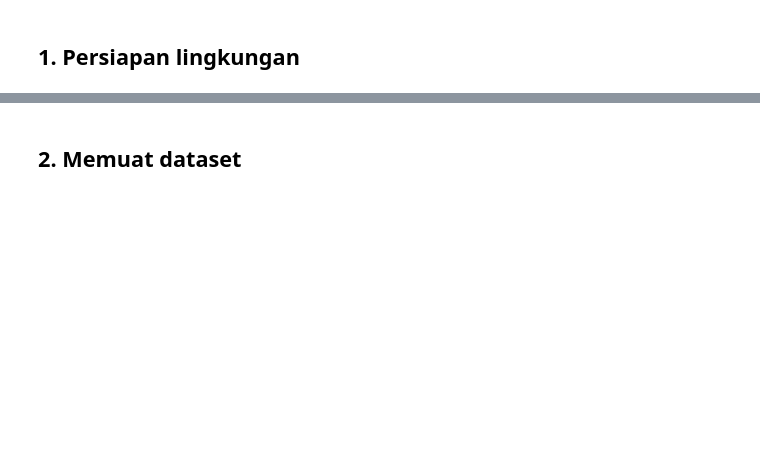
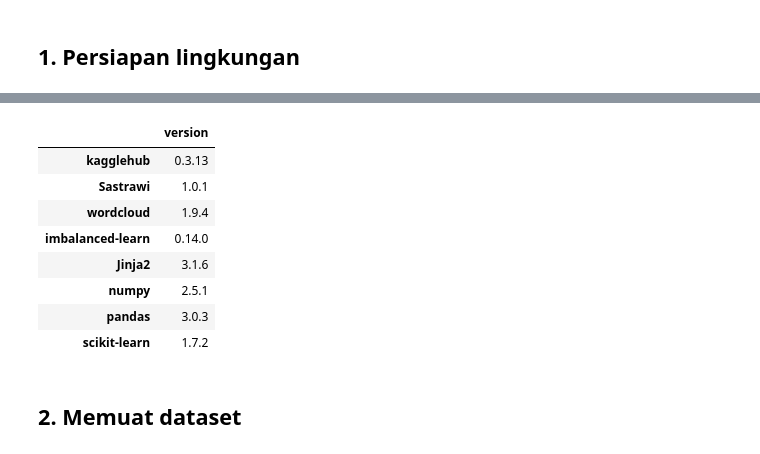
Before and after one commit to LuqmanSyah/tokopedia-review-sentiment, a Jupyter notebook: tokopedia_review_sentimen.ipynb, the cells around one changed output, grey strips where cells are left out. Saved outputs shown, nothing was run; the diff lists cells and outputs as text; code cells hidden in the pictures; blank space fills up the shorter version.

```diff
--- a/tokopedia_review_sentimen.ipynb
+++ b/tokopedia_review_sentimen.ipynb
@@ -9,4 +9,23 @@ hanya dipelajari dari train set untuk mencegah data leakage.
 # %% [markdown]
 ## 1. Persiapan lingkungan
 # %%
-%pip install -q kagglehub==0.3.13 Sastrawi==1.0.1 wordcloud==1.9.4 imbalanced-learn==0.14.0 transformers==4.57.1 datasets==4.4.1 accelerate==1.11.0
+RUN_INDOBERT = False
+%pip install -q kagglehub==0.3.13 Sastrawi==1.0.1 wordcloud==1.9.4 imbalanced-learn==0.14.0 scikit-learn==1.7.2 Jinja2==3.1.6
+
+if RUN_INDOBERT:
+    import subprocess
+    import sys
+
+    subprocess.run(
+        [
+            sys.executable,
+            "-m",
+            "pip",
+            "install",
+            "-q",
+            "transformers==4.57.1",
+            "datasets==4.4.1",
+            "accelerate==1.11.0",
+        ],
+        check=True,
+    )
@@ -32,38 +53,53 @@ from sklearn.metrics import (
     accuracy_score,
     classification_report,
     confusion_matrix,
     precision_recall_fscore_support,
 )
-from sklearn.model_selection import GridSearchCV, StratifiedGroupKFold, train_test_split
+from sklearn.model_selection import (
+    GridSearchCV,
+    StratifiedGroupKFold,
+    StratifiedKFold,
+    train_test_split,
+)
 from sklearn.pipeline import Pipeline
+from sklearn.preprocessing import StandardScaler
 from wordcloud import WordCloud
 
 RANDOM_STATE = 42
 LABELS = ["negative", "neutral", "positive"]
 os.environ["PYTHONHASHSEED"] = str(RANDOM_STATE)
 random.seed(RANDOM_STATE)
 np.random.seed(RANDOM_STATE)
 sns.set_theme(style="whitegrid")
 
 PACKAGE_NAMES = [
     "kagglehub",
     "Sastrawi",
     "wordcloud",
     "imbalanced-learn",
-    "transformers",
-    "datasets",
-    "accelerate",
+    "Jinja2",
     "numpy",
     "pandas",
     "scikit-learn",
-    "torch",
 ]
+if RUN_INDOBERT:
+    PACKAGE_NAMES += ["transformers", "datasets", "accelerate", "torch"]
 display(
     pd.Series(
         {package: metadata.version(package) for package in PACKAGE_NAMES},
         name="version",
     ).to_frame()
 )
+# %% [output]
+|  | version |
+| kagglehub | 0.3.13 |
+| Sastrawi | 1.0.1 |
+| wordcloud | 1.9.4 |
+| imbalanced-learn | 0.14.0 |
+| Jinja2 | 3.1.6 |
+| numpy | 2.5.1 |
+| pandas | 3.0.3 |
+| scikit-learn | 1.7.2 |
 # %% [markdown]
 ## 2. Memuat dataset
 # %%
```
Also changed, not shown: parts of 39 cells of this notebook.
